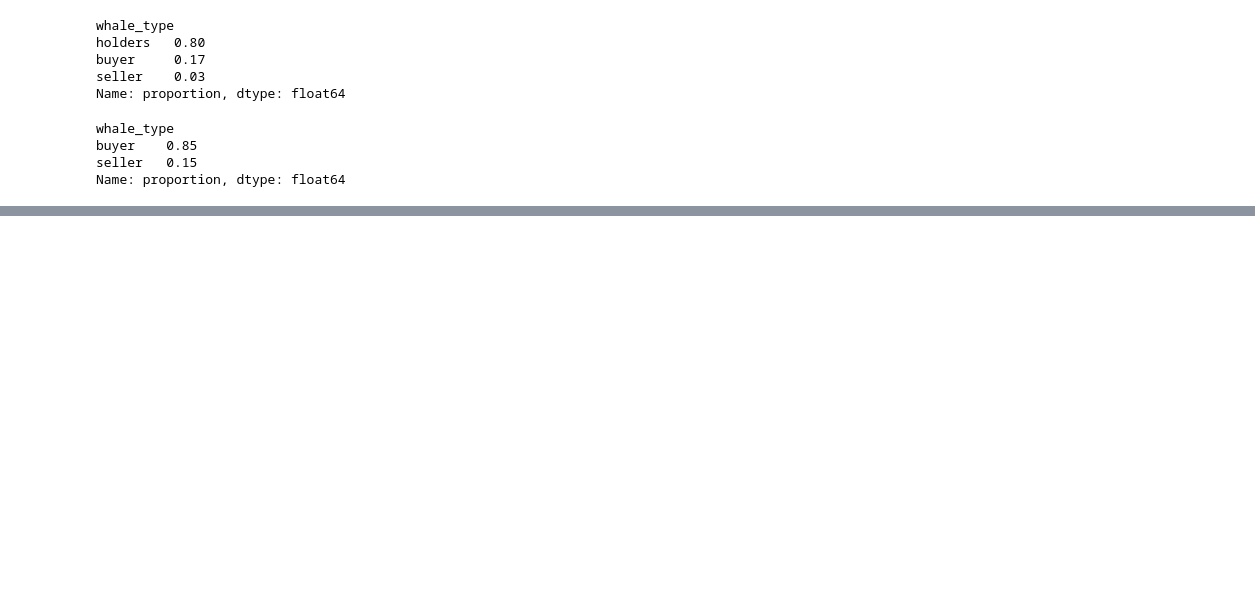
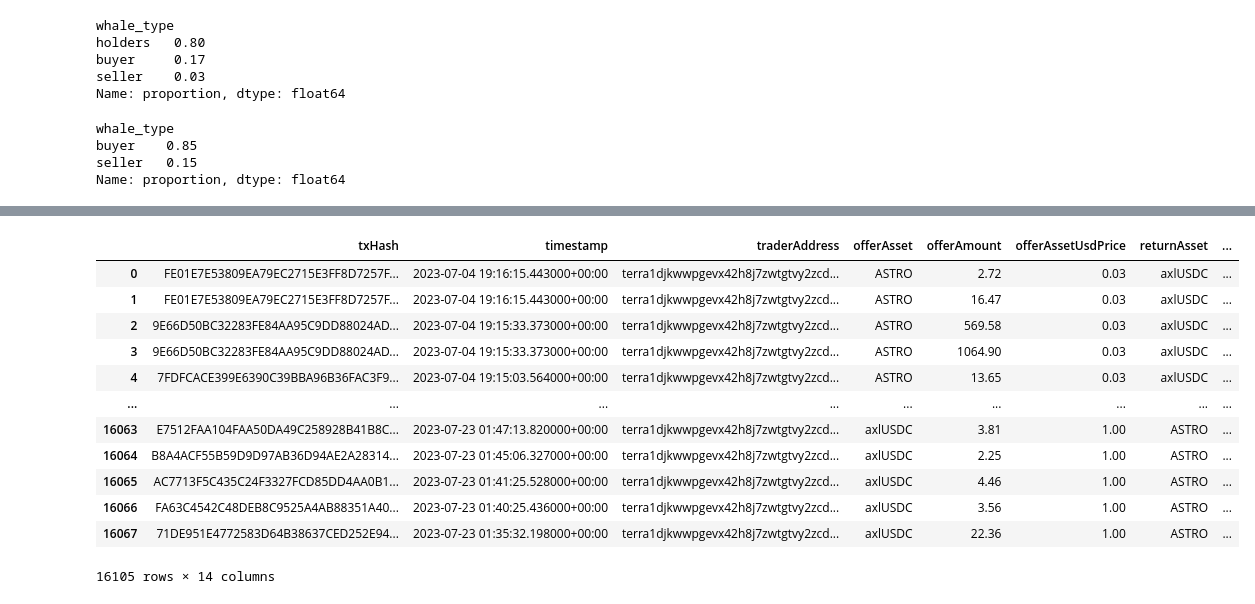
Before and after one commit to IncioMan/cosmos-activities-dashboard, a Jupyter notebook: python/notebooks/astro_analysis.ipynb, the cells around one changed output, grey strips where cells are left out. Cells and saved outputs as stored; diff of their text form; code cells hidden in the pictures; blank space fills up the shorter version.

```diff
--- a/python/notebooks/astro_analysis.ipynb
+++ b/python/notebooks/astro_analysis.ipynb
@@ -317,0 +318,16 @@ whales_daily[whales_daily.address=='terra13emdyum6s7v3vaew833euut7fd9ggw780ut3sj
+# %%
+swaps_df
+# %% [output]
+|  | txHash | timestamp | traderAddress | offerAsset | offerAmount | offerAssetUsdPrice | returnAsset | ... |
+| 0 | FE01E7E53809EA79EC2715E3FF8D7257F... | 2023-07-04 19:16:15.443000+00:00 | terra1djkwwpgevx42h8j7zwtgtvy2zcd... | ASTRO | 2.72 | 0.03 | axlUSDC | ... |
+| 1 | FE01E7E53809EA79EC2715E3FF8D7257F... | 2023-07-04 19:16:15.443000+00:00 | terra1djkwwpgevx42h8j7zwtgtvy2zcd... | ASTRO | 16.47 | 0.03 | axlUSDC | ... |
+| 2 | 9E66D50BC32283FE84AA95C9DD88024AD... | 2023-07-04 19:15:33.373000+00:00 | terra1djkwwpgevx42h8j7zwtgtvy2zcd... | ASTRO | 569.58 | 0.03 | axlUSDC | ... |
+| 3 | 9E66D50BC32283FE84AA95C9DD88024AD... | 2023-07-04 19:15:33.373000+00:00 | terra1djkwwpgevx42h8j7zwtgtvy2zcd... | ASTRO | 1064.90 | 0.03 | axlUSDC | ... |
+| 4 | 7FDFCACE399E6390C39BBA96B36FAC3F9... | 2023-07-04 19:15:03.564000+00:00 | terra1djkwwpgevx42h8j7zwtgtvy2zcd... | ASTRO | 13.65 | 0.03 | axlUSDC | ... |
+| ... | ... | ... | ... | ... | ... | ... | ... | ... |
+| 16063 | E7512FAA104FAA50DA49C258928B41B8C... | 2023-07-23 01:47:13.820000+00:00 | terra1djkwwpgevx42h8j7zwtgtvy2zcd... | axlUSDC | 3.81 | 1.00 | ASTRO | ... |
+| 16064 | B8A4ACF55B59D9D97AB36D94AE2A28314... | 2023-07-23 01:45:06.327000+00:00 | terra1djkwwpgevx42h8j7zwtgtvy2zcd... | axlUSDC | 2.25 | 1.00 | ASTRO | ... |
+| 16065 | AC7713F5C435C24F3327FCD85DD4AA0B1... | 2023-07-23 01:41:25.528000+00:00 | terra1djkwwpgevx42h8j7zwtgtvy2zcd... | axlUSDC | 4.46 | 1.00 | ASTRO | ... |
+| 16066 | FA63C4542C48DEB8C9525A4AB88351A40... | 2023-07-23 01:40:25.436000+00:00 | terra1djkwwpgevx42h8j7zwtgtvy2zcd... | axlUSDC | 3.56 | 1.00 | ASTRO | ... |
+| 16067 | 71DE951E4772583D64B38637CED252E94... | 2023-07-23 01:35:32.198000+00:00 | terra1djkwwpgevx42h8j7zwtgtvy2zcd... | axlUSDC | 22.36 | 1.00 | ASTRO | ... |
+16105 rows × 14 columns
```
Also changed, not shown: parts of 10 cells of this notebook, 8 other files.
